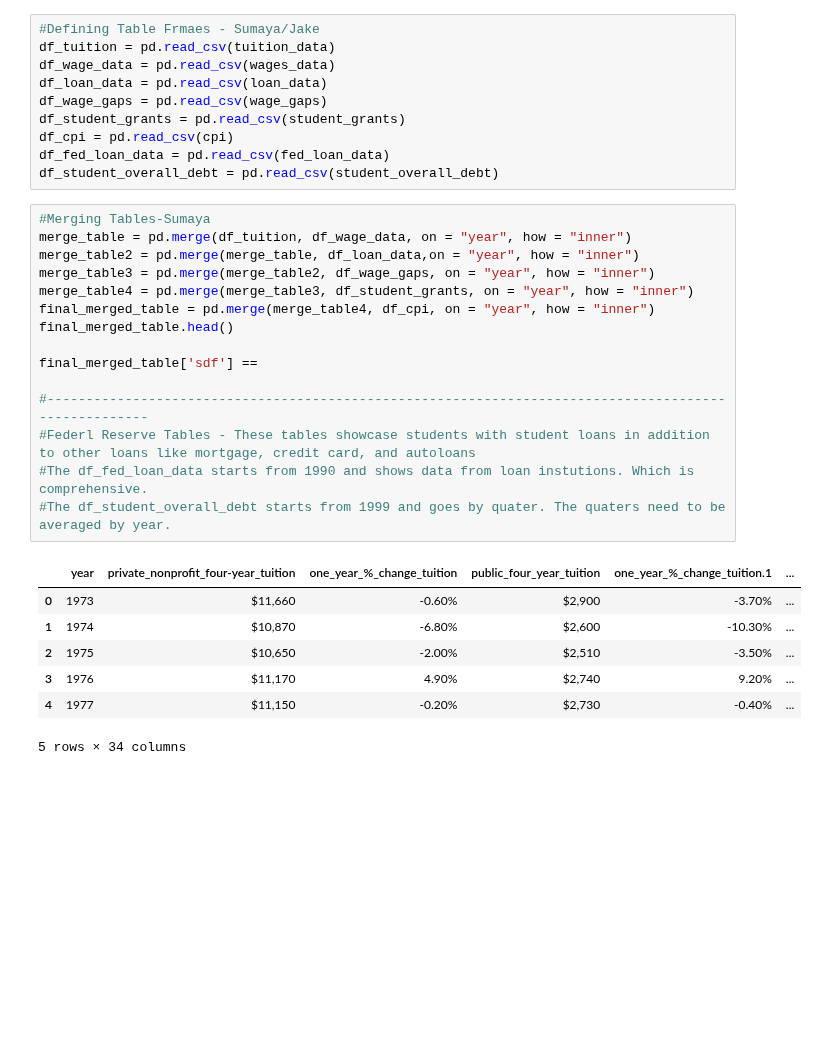
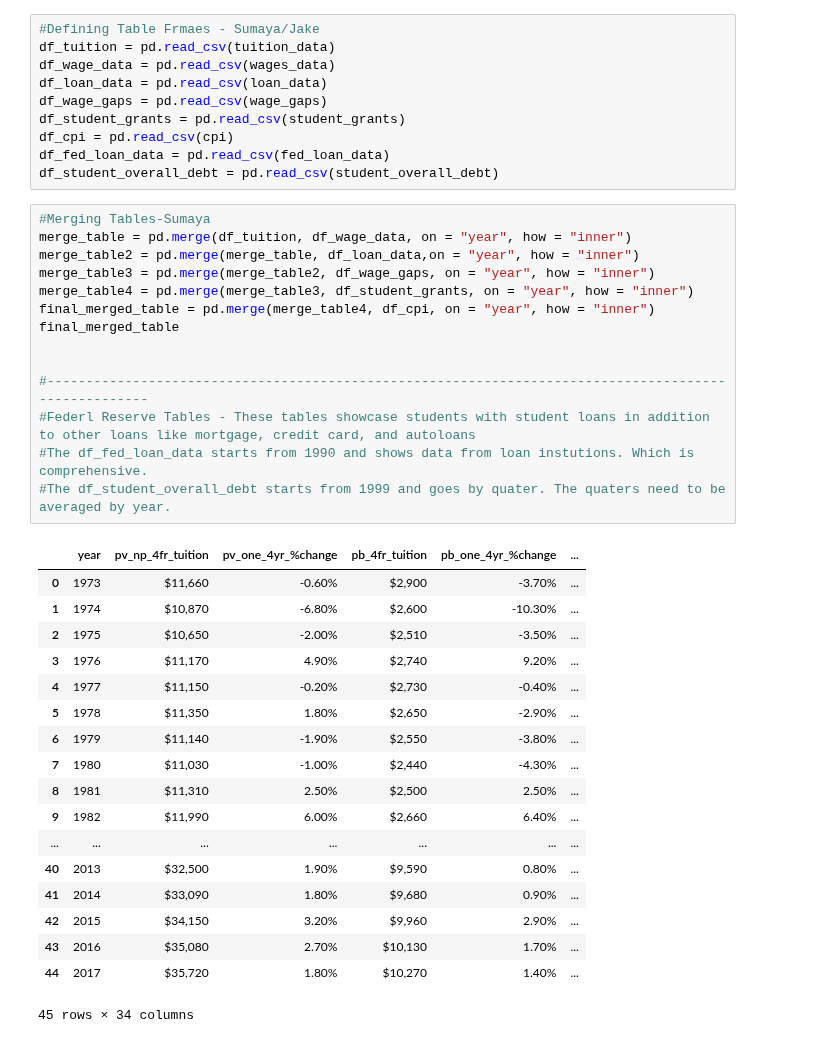
Before and after one commit to jthaker/project-1, a Jupyter notebook: sumaya_code.ipynb, the cells around one changed output. Saved outputs shown, nothing was run; the diff lists cells and outputs as text; blank space fills up the shorter version.

```diff
--- a/sumaya_code.ipynb
+++ b/sumaya_code.ipynb
@@ -29,23 +29,33 @@ df_student_overall_debt = pd.read_csv(student_overall_debt)
 # %%
 #Merging Tables-Sumaya
 merge_table = pd.merge(df_tuition, df_wage_data, on = "year", how = "inner")
 merge_table2 = pd.merge(merge_table, df_loan_data,on = "year", how = "inner")
 merge_table3 = pd.merge(merge_table2, df_wage_gaps, on = "year", how = "inner")
 merge_table4 = pd.merge(merge_table3, df_student_grants, on = "year", how = "inner")
 final_merged_table = pd.merge(merge_table4, df_cpi, on = "year", how = "inner")
-final_merged_table.head()
+final_merged_table
 
-final_merged_table['sdf'] ==
 
 #-----------------------------------------------------------------------------------------------------
 #Federl Reserve Tables - These tables showcase students with student loans in addition to other loans like mortgage, credit card, and autoloans
 #The df_fed_loan_data starts from 1990 and shows data from loan instutions. Which is comprehensive.
 #The df_student_overall_debt starts from 1999 and goes by quater. The quaters need to be averaged by year.
 # %% [output]
-|  | year | private_nonprofit_four-year_tuition | one_year_%_change_tuition | public_four_year_tuition | one_year_%_change_tuition.1 | ... |
+|  | year | pv_np_4fr_tuition | pv_one_4yr_%change | pb_4fr_tuition | pb_one_4yr_%change | ... |
 | 0 | 1973 | $11,660 | -0.60% | $2,900 | -3.70% | ... |
 | 1 | 1974 | $10,870 | -6.80% | $2,600 | -10.30% | ... |
 | 2 | 1975 | $10,650 | -2.00% | $2,510 | -3.50% | ... |
 | 3 | 1976 | $11,170 | 4.90% | $2,740 | 9.20% | ... |
 | 4 | 1977 | $11,150 | -0.20% | $2,730 | -0.40% | ... |
+| 5 | 1978 | $11,350 | 1.80% | $2,650 | -2.90% | ... |
+| 6 | 1979 | $11,140 | -1.90% | $2,550 | -3.80% | ... |
+| 7 | 1980 | $11,030 | -1.00% | $2,440 | -4.30% | ... |
+| 8 | 1981 | $11,310 | 2.50% | $2,500 | 2.50% | ... |
+| 9 | 1982 | $11,990 | 6.00% | $2,660 | 6.40% | ... |
+| ... | ... | ... | ... | ... | ... | ... |
+| 40 | 2013 | $32,500 | 1.90% | $9,590 | 0.80% | ... |
+| 41 | 2014 | $33,090 | 1.80% | $9,680 | 0.90% | ... |
+| 42 | 2015 | $34,150 | 3.20% | $9,960 | 2.90% | ... |
+| 43 | 2016 | $35,080 | 2.70% | $10,130 | 1.70% | ... |
+| 44 | 2017 | $35,720 | 1.80% | $10,270 | 1.40% | ... |
-5 rows × 34 columns
+45 rows × 34 columns
```
Also changed, not shown: 2 other files.
